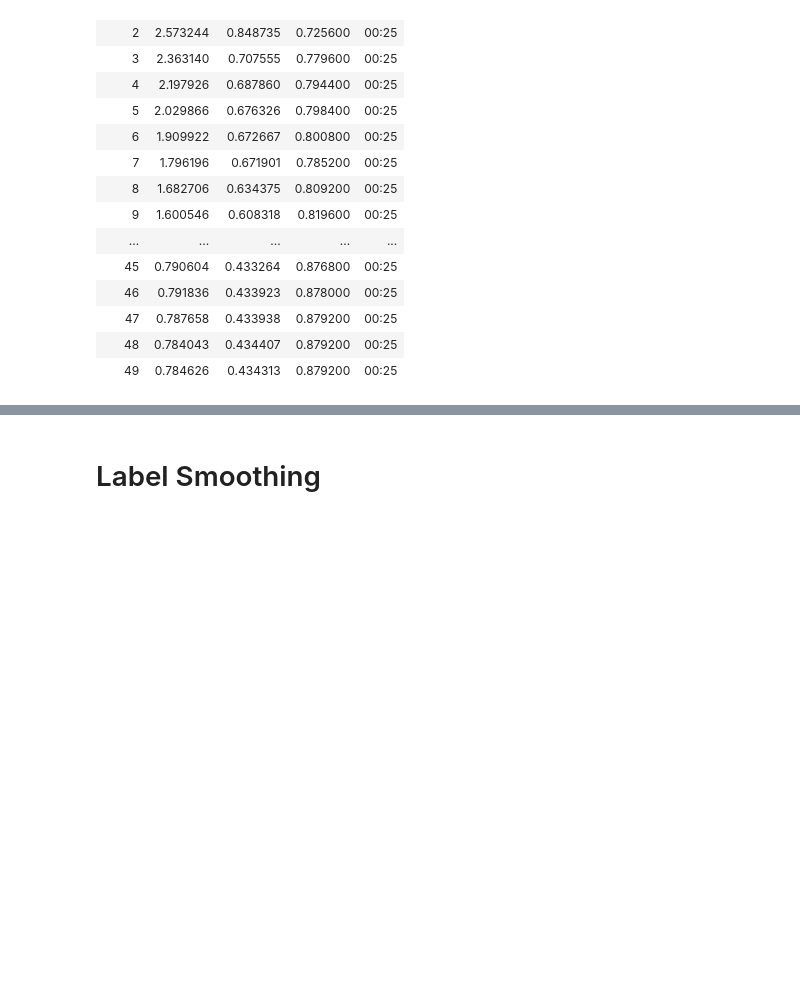
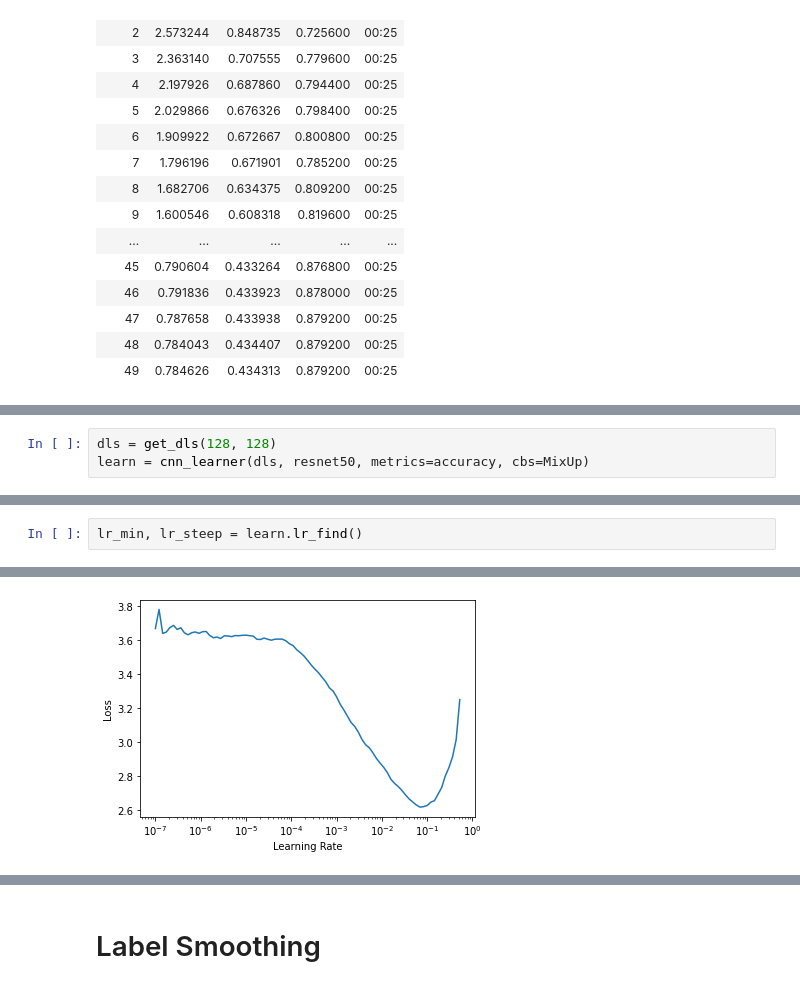
Before and after one commit to steph-jung/Food-101, a Jupyter notebook: SJ-Food-101-Modelling-tiny10.ipynb, the cells around one changed output, grey strips where cells are left out. Cells and saved outputs as stored; diff of their text form; blank space fills up the shorter version.

```diff
--- a/SJ-Food-101-Modelling-tiny10.ipynb
+++ b/SJ-Food-101-Modelling-tiny10.ipynb
@@ -376,0 +377,3 @@ learn.fit_one_cycle(50, 3e-3)
+# %%
+dls = get_dls(128, 128)
+learn = cnn_learner(dls, resnet50, metrics=accuracy, cbs=MixUp)
@@ -376,0 +382,3 @@ learn.fit_one_cycle(50, 3e-3)
+# %%
+lr_min, lr_steep = learn.lr_find()
+# %% [output]
@@ -376,0 +386 @@ learn.fit_one_cycle(50, 3e-3)
+[figure, added]
```
Also changed, not shown: parts of 8 cells of this notebook.
